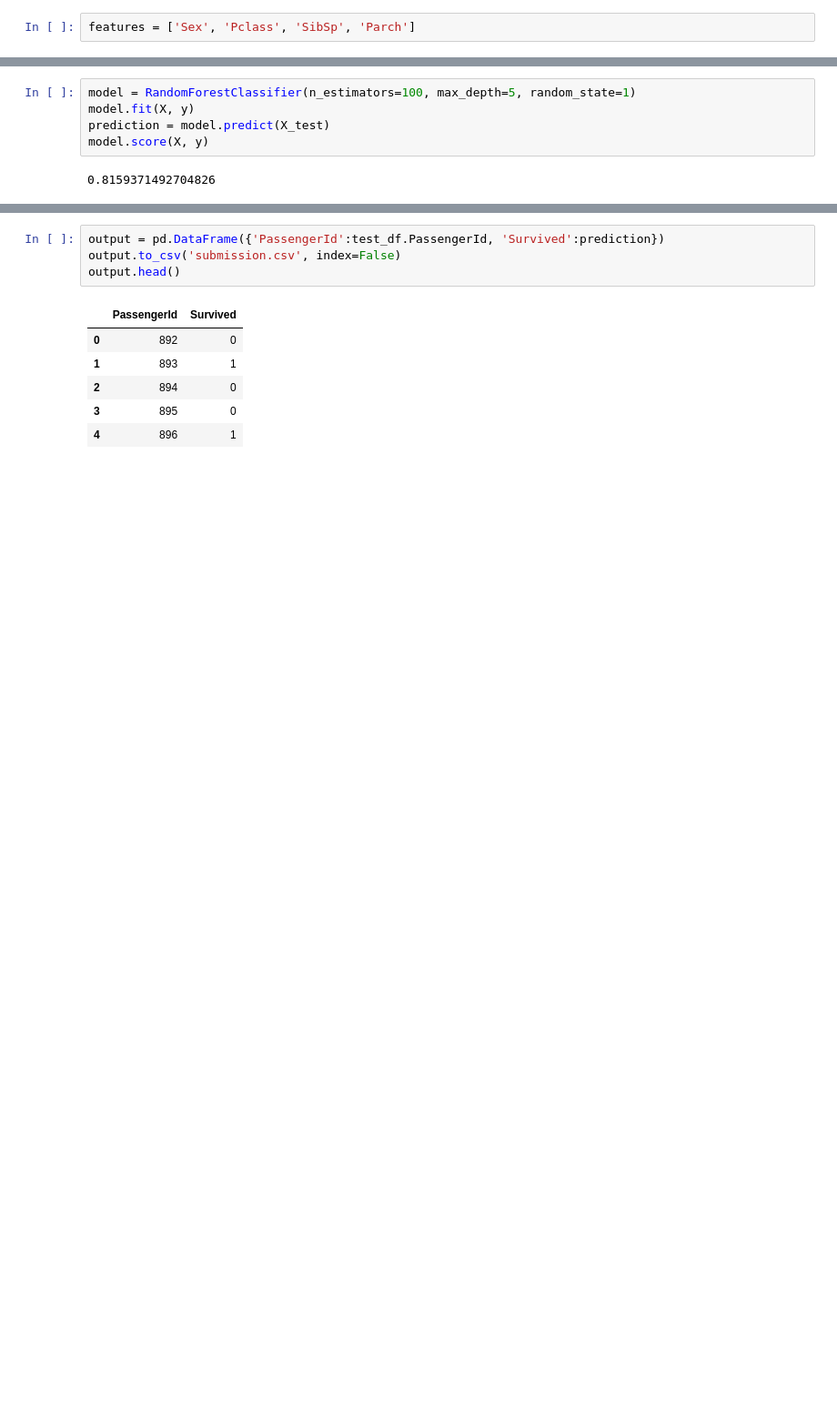
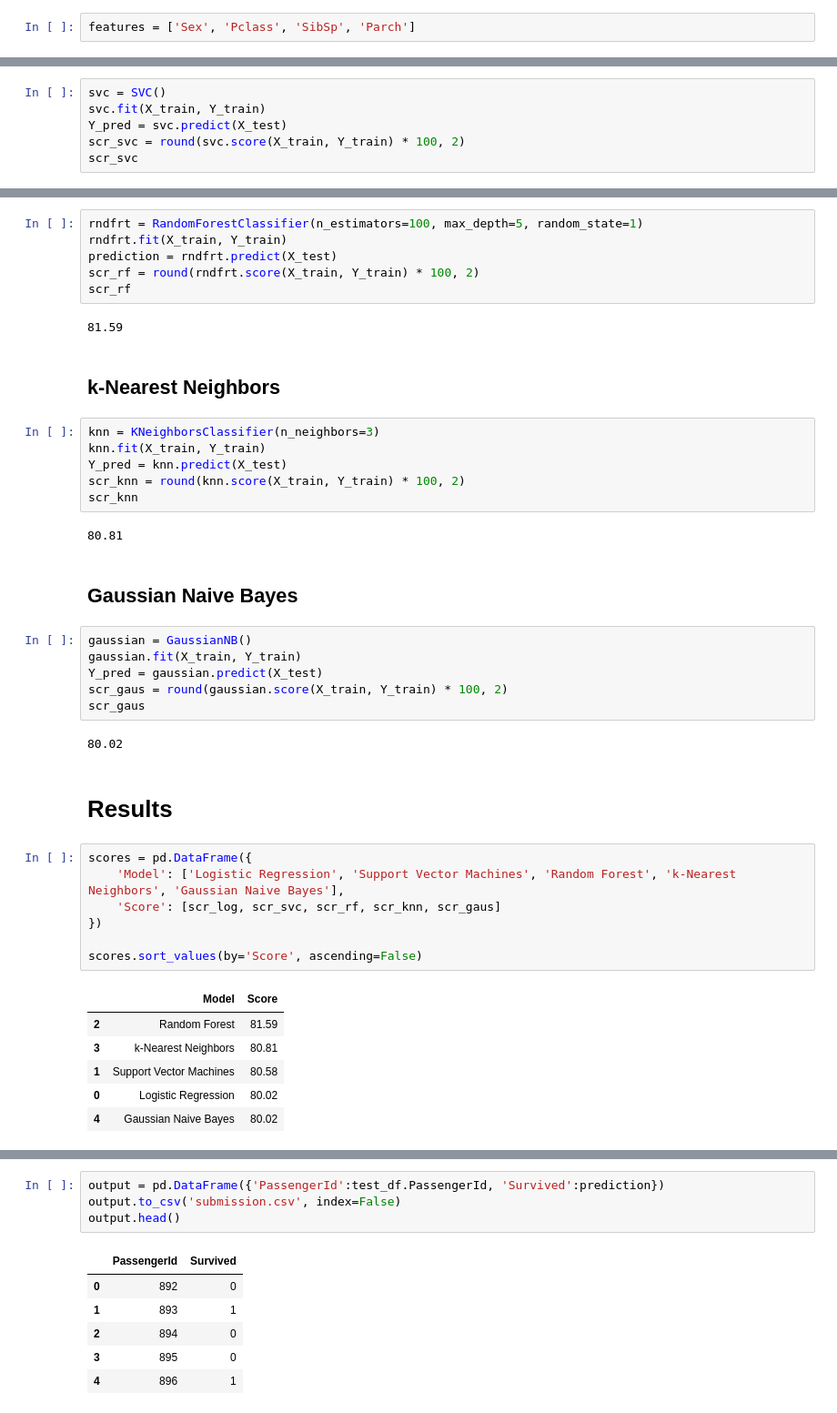
Before and after one commit to katsuba-mikhail/learn-kaggle, a Jupyter notebook: Kaggle_Titanic.ipynb, the cells around one changed output, grey strips where cells are left out. Shown: that part at 91% size. Cells and saved outputs as stored; diff of their text form; blank space fills up the shorter version.

Commit message:
add new models

```diff
--- a/Kaggle_Titanic.ipynb
+++ b/Kaggle_Titanic.ipynb
@@ -297,0 +323,6 @@ X.head()
+# %%
+svc = SVC()
+svc.fit(X_train, Y_train)
+Y_pred = svc.predict(X_test)
+scr_svc = round(svc.score(X_train, Y_train) * 100, 2)
+scr_svc
@@ -298,7 +333,44 @@ X.head()
 # %%
-model = RandomForestClassifier(n_estimators=100, max_depth=5, random_state=1)
-model.fit(X, y)
-prediction = model.predict(X_test)
-model.score(X, y)
+rndfrt = RandomForestClassifier(n_estimators=100, max_depth=5, random_state=1)
+rndfrt.fit(X_train, Y_train)
+prediction = rndfrt.predict(X_test)
+scr_rf = round(rndfrt.score(X_train, Y_train) * 100, 2)
+scr_rf
 # %% [output]
-0.8159371492704826
+81.59
+# %% [markdown]
+## k-Nearest Neighbors
+# %%
+knn = KNeighborsClassifier(n_neighbors=3)
+knn.fit(X_train, Y_train)
+Y_pred = knn.predict(X_test)
+scr_knn = round(knn.score(X_train, Y_train) * 100, 2)
+scr_knn
+# %% [output]
+80.81
+# %% [markdown]
+## Gaussian Naive Bayes
+# %%
+gaussian = GaussianNB()
+gaussian.fit(X_train, Y_train)
+Y_pred = gaussian.predict(X_test)
+scr_gaus = round(gaussian.score(X_train, Y_train) * 100, 2)
+scr_gaus
+# %% [output]
+80.02
+# %% [markdown]
+# Results
+# %%
+scores = pd.DataFrame({
+    'Model': ['Logistic Regression', 'Support Vector Machines', 'Random Forest', 'k-Nearest Neighbors', 'Gaussian Naive Bayes'],
+    'Score': [scr_log, scr_svc, scr_rf, scr_knn, scr_gaus]
+})
+
+scores.sort_values(by='Score', ascending=False)
+# %% [output]
+|  | Model | Score |
+| 2 | Random Forest | 81.59 |
+| 3 | k-Nearest Neighbors | 80.81 |
+| 1 | Support Vector Machines | 80.58 |
+| 0 | Logistic Regression | 80.02 |
+| 4 | Gaussian Naive Bayes | 80.02 |
```
Also changed, not shown: parts of 15 cells of this notebook.
